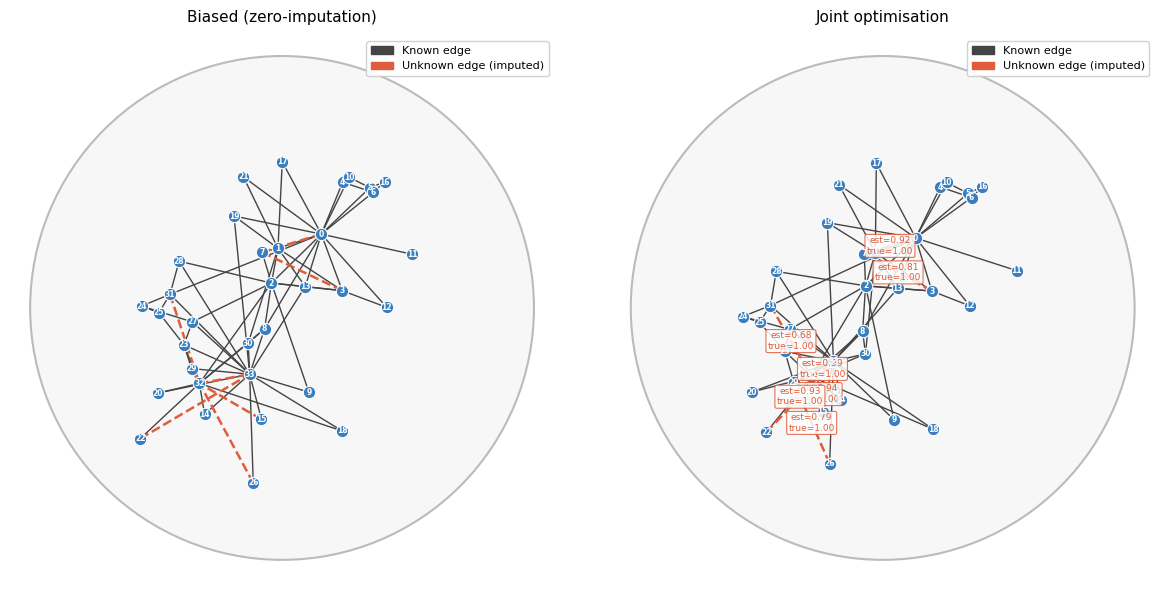
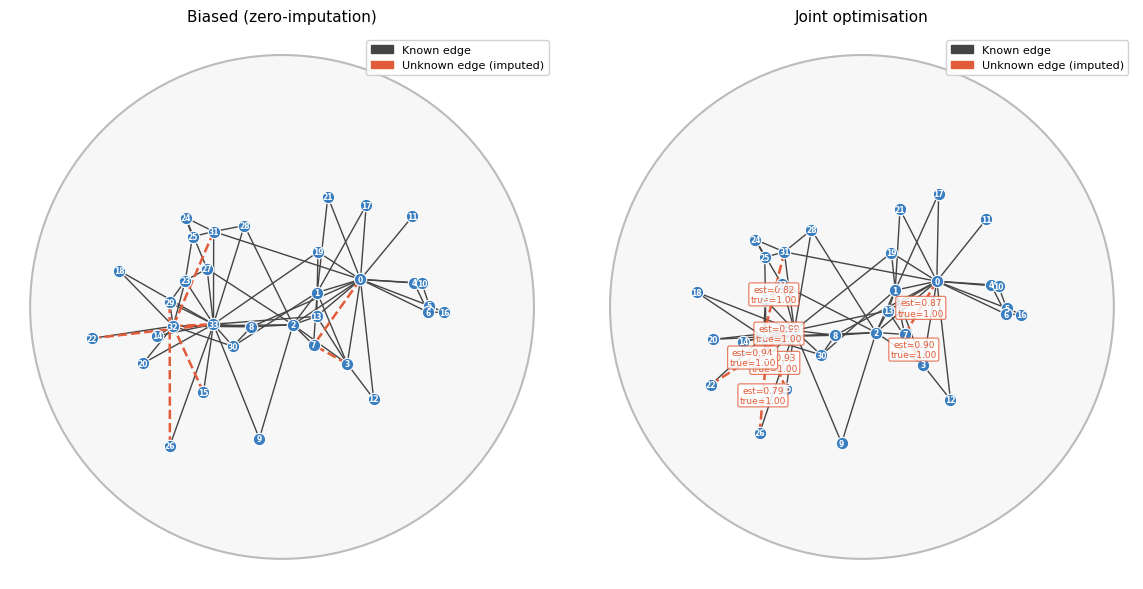
Unified diff of the notebook cell whose output changed from the first chart to the second:
--- before
+++ after
@@ -17,3 +17,3 @@
     ax=axes[1],
 )
-fig.show()
+fig.tight_layout()

Commit: tutorials updated and checked